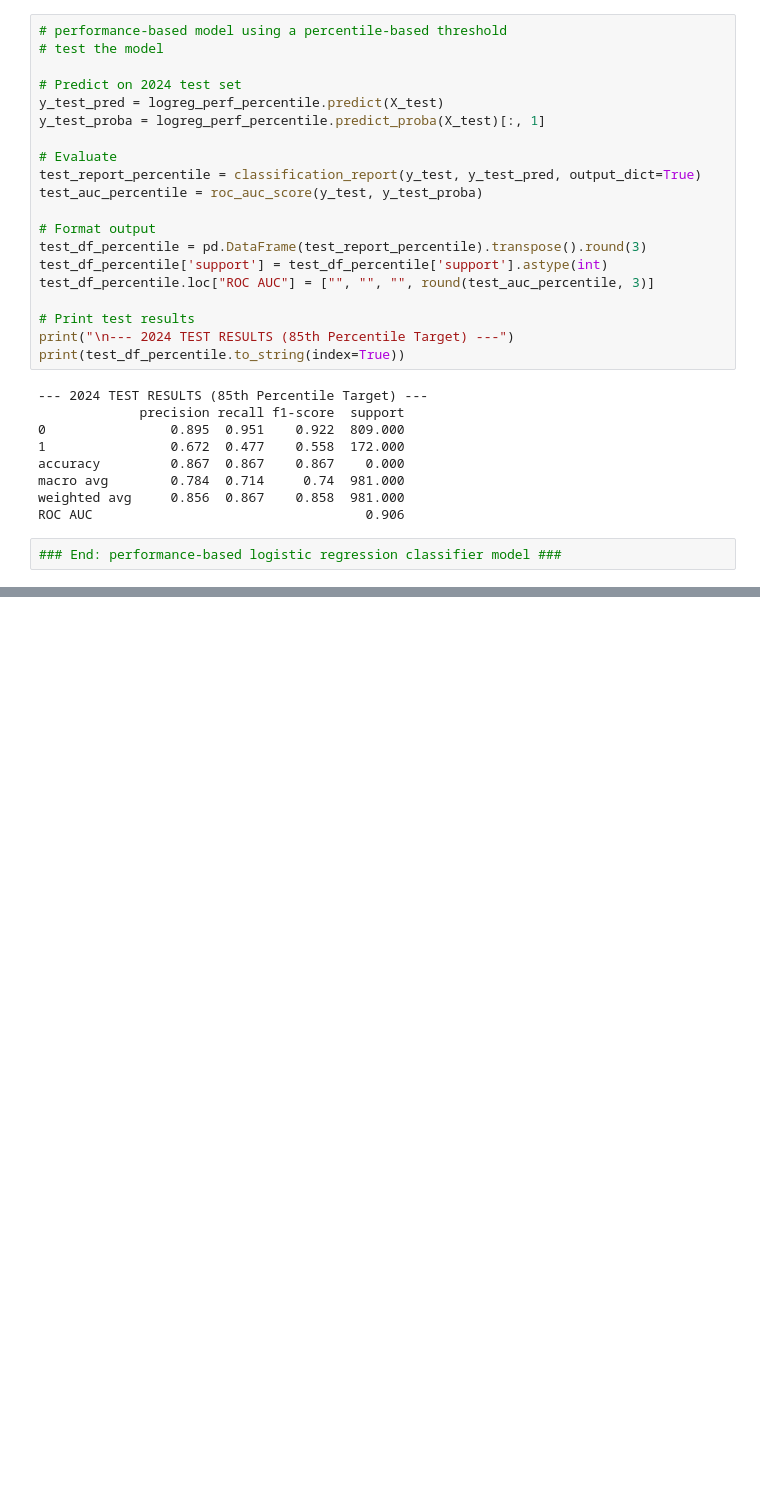
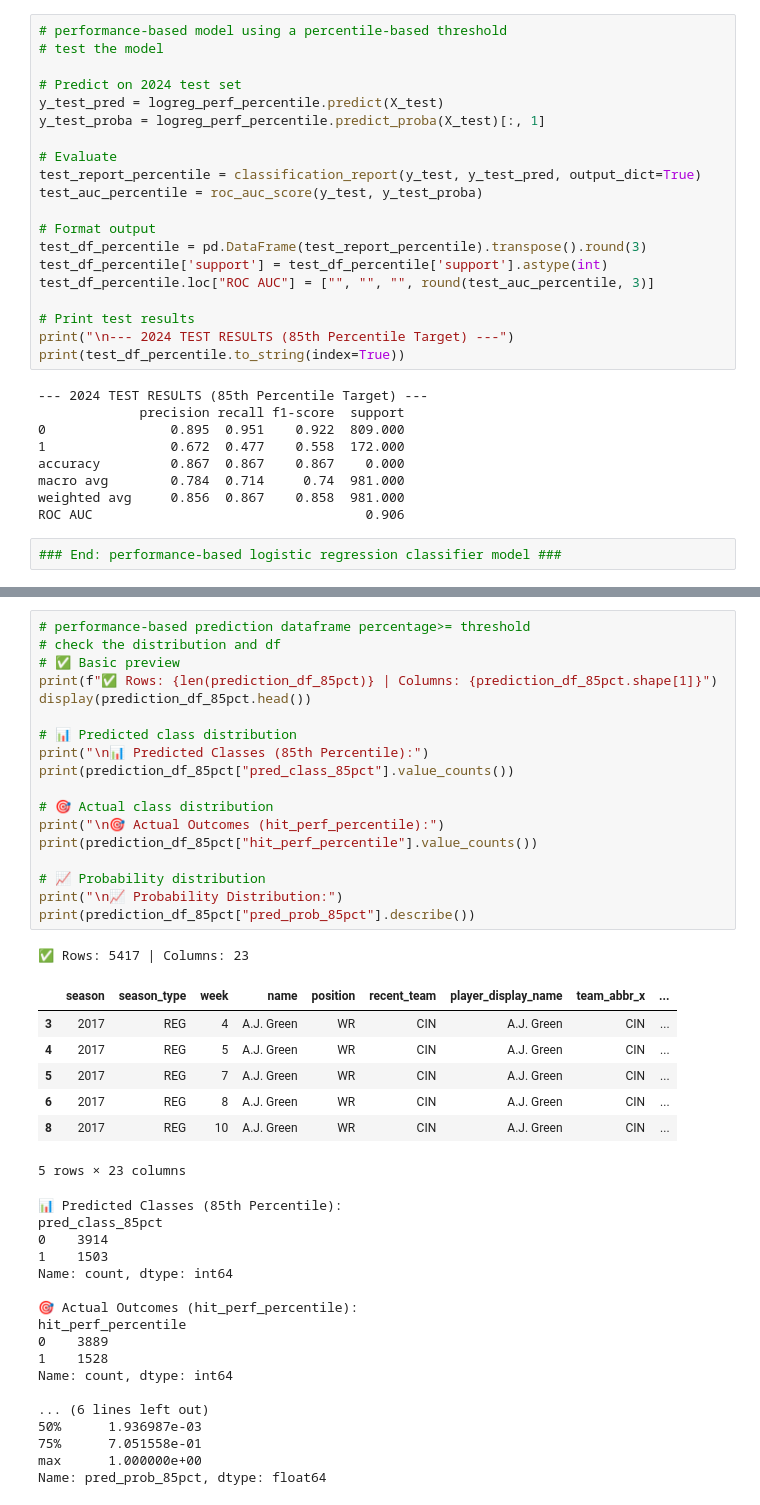
Before and after one commit to ARCtechmo/fanfav, a Jupyter notebook: wr_class_prob_model_dev.ipynb, the cells around one changed output, grey strips where cells are left out. Drawn from its saved outputs; the diff is of its cells as text; blank space fills up the shorter version.

```diff
--- a/wr_class_prob_model_dev.ipynb
+++ b/wr_class_prob_model_dev.ipynb
@@ -1712,0 +2089,44 @@ ROC AUC                                   0.906
+# %%
+# performance-based prediction dataframe percentage>= threshold
+# check the distribution and df
+# ✅ Basic preview
+print(f"✅ Rows: {len(prediction_df_85pct)} | Columns: {prediction_df_85pct.shape[1]}")
+display(prediction_df_85pct.head())
+
+# 📊 Predicted class distribution
+print("\n📊 Predicted Classes (85th Percentile):")
+print(prediction_df_85pct["pred_class_85pct"].value_counts())
+
+# 🎯 Actual class distribution
+print("\n🎯 Actual Outcomes (hit_perf_percentile):")
+print(prediction_df_85pct["hit_perf_percentile"].value_counts())
+
+# 📈 Probability distribution
+print("\n📈 Probability Distribution:")
+print(prediction_df_85pct["pred_prob_85pct"].describe())
+# %% [output]
+✅ Rows: 5417 | Columns: 23
+|  | season | season_type | week | name | position | recent_team | player_display_name | team_abbr_x | ... |
+| 3 | 2017 | REG | 4 | A.J. Green | WR | CIN | A.J. Green | CIN | ... |
+| 4 | 2017 | REG | 5 | A.J. Green | WR | CIN | A.J. Green | CIN | ... |
+| 5 | 2017 | REG | 7 | A.J. Green | WR | CIN | A.J. Green | CIN | ... |
+| 6 | 2017 | REG | 8 | A.J. Green | WR | CIN | A.J. Green | CIN | ... |
+| 8 | 2017 | REG | 10 | A.J. Green | WR | CIN | A.J. Green | CIN | ... |
+5 rows × 23 columns
+📊 Predicted Classes (85th Percentile):
+pred_class_85pct
+0    3914
+1    1503
+Name: count, dtype: int64
+
+🎯 Actual Outcomes (hit_perf_percentile):
+hit_perf_percentile
+0    3889
+1    1528
+Name: count, dtype: int64
+
+... (6 lines left out)
+50%      1.936987e-03
+75%      7.051558e-01
+max      1.000000e+00
+Name: pred_prob_85pct, dtype: float64
```
Also changed, not shown: parts of 37 cells of this notebook.
